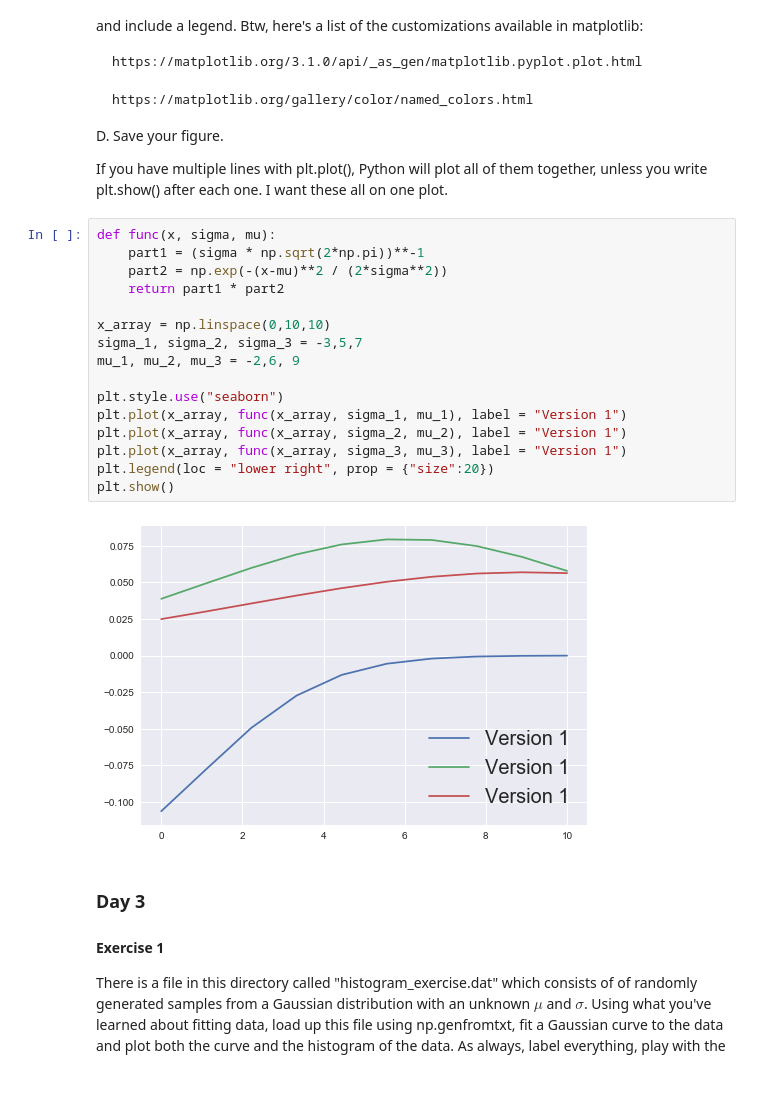
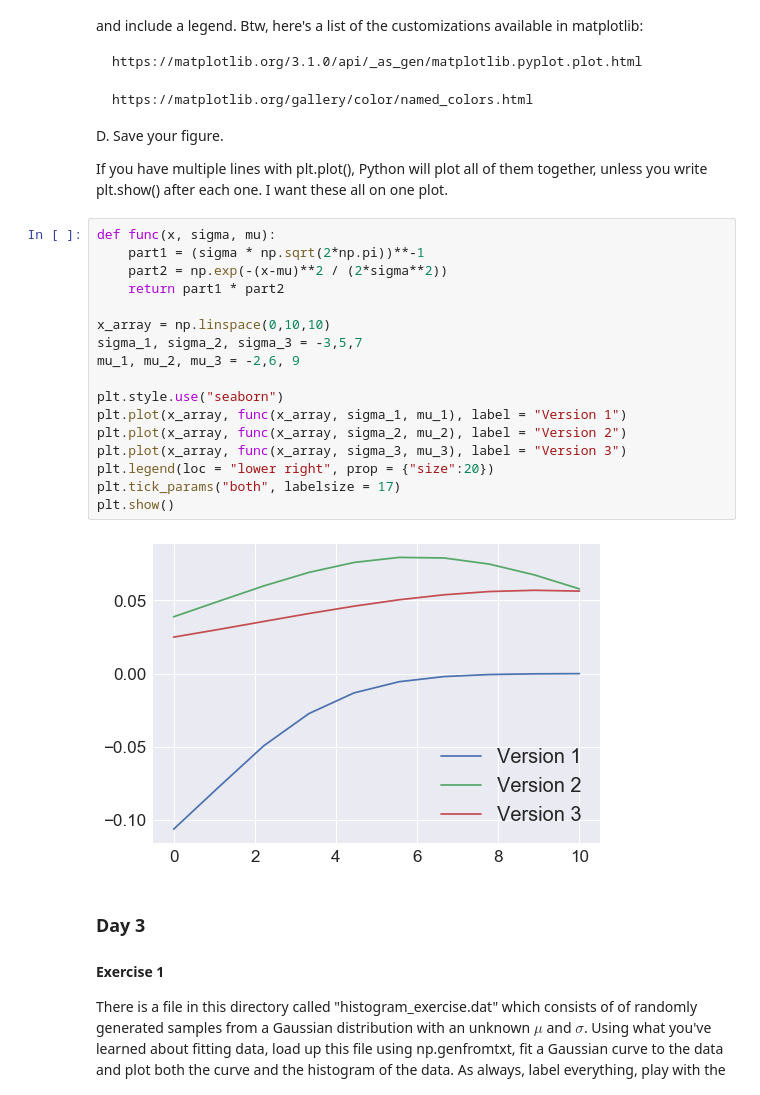
Before and after one commit to UTAustinTAURUS/day-1-exercises-linaflorez, a Jupyter notebook: Exercises_(Lina).ipynb, the cells around one changed output. Drawn from its saved outputs; the diff is of its cells as text.

```diff
--- a/Exercises_(Lina).ipynb
+++ b/Exercises_(Lina).ipynb
@@ -120,21 +126,22 @@ If you have multiple lines with plt.plot(), Python will plot all of them togethe
 # %%
 def func(x, sigma, mu):
     part1 = (sigma * np.sqrt(2*np.pi))**-1
     part2 = np.exp(-(x-mu)**2 / (2*sigma**2))
     return part1 * part2
 
 x_array = np.linspace(0,10,10)
 sigma_1, sigma_2, sigma_3 = -3,5,7
 mu_1, mu_2, mu_3 = -2,6, 9
 
 plt.style.use("seaborn")
 plt.plot(x_array, func(x_array, sigma_1, mu_1), label = "Version 1")
-plt.plot(x_array, func(x_array, sigma_2, mu_2), label = "Version 1")
-plt.plot(x_array, func(x_array, sigma_3, mu_3), label = "Version 1")
+plt.plot(x_array, func(x_array, sigma_2, mu_2), label = "Version 2")
+plt.plot(x_array, func(x_array, sigma_3, mu_3), label = "Version 3")
 plt.legend(loc = "lower right", prop = {"size":20})
+plt.tick_params("both", labelsize = 17)
 plt.show()
 # %% [output]
-[figure, old version]
+[figure, new version]
 # %% [markdown]
 ### Day 3
 
```
Also changed, not shown: parts of 3 cells of this notebook.
